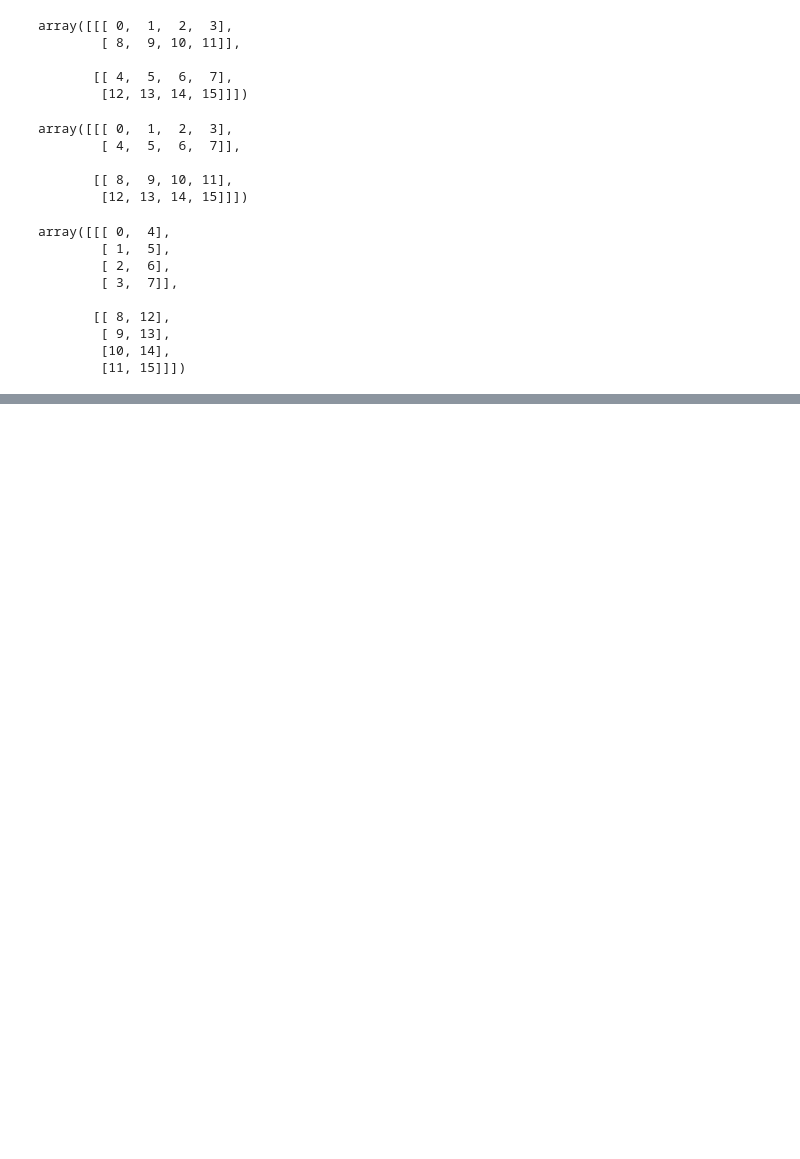
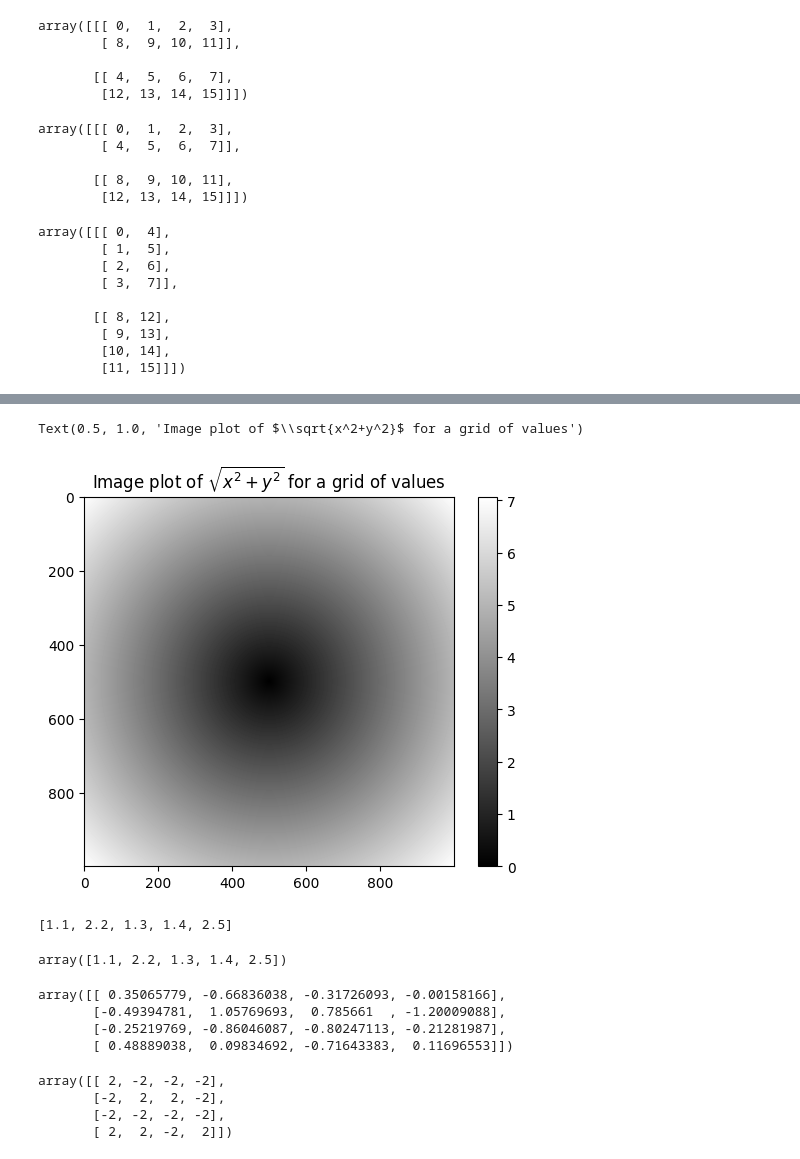
Before and after one commit to tjx621/code, a Jupyter notebook: Note/Note_numpy.ipynb, the cells around one changed output, grey strips where cells are left out. Cells and saved outputs as stored; diff of their text form; code cells hidden in the pictures; blank space fills up the shorter version.

```diff
--- a/Note/Note_numpy.ipynb
+++ b/Note/Note_numpy.ipynb
@@ -448,0 +473,5 @@ array([[[ 0,  4],
+# %%
+# 利用数组进行数据处理
+points = np.arange(-5, 5, 0.01)
+xs, ys = np.meshgrid(points, points)
+ys
@@ -448,0 +486,5 @@ array([[[ 0,  4],
+# %%
+import matplotlib.pyplot as plt
+
+z = np.sqrt(xs ** 2 + ys ** 2)
+z
@@ -448,0 +505,7 @@ array([[[ 0,  4],
+# %%
+plt.imshow(z, cmap=plt.cm.gray);
+plt.colorbar()
+plt.title("Image plot of $\sqrt{x^2+y^2}$ for a grid of values")
+# %% [output]
+Text(0.5, 1.0, 'Image plot of $\\sqrt{x^2+y^2}$ for a grid of values')
+[figure, added]
@@ -448,0 +517,26 @@ array([[[ 0,  4],
+# %%
+# 当cond中的值为True时，选取xarr中的值，否则选取yarr中的值
+result = [(x if c else y) for x,y,c in zip(xarr, yarr, cond)]
+result
+# %% [output]
+[1.1, 2.2, 1.3, 1.4, 2.5]
+# %%
+result = np.where(cond, xarr, yarr)
+result
+# %% [output]
+array([1.1, 2.2, 1.3, 1.4, 2.5])
+# %%
+arr = np.random.randn(4,4)
+arr
+# %% [output]
+array([[ 0.35065779, -0.66836038, -0.31726093, -0.00158166],
+       [-0.49394781,  1.05769693,  0.785661  , -1.20009088],
+       [-0.25219769, -0.86046087, -0.80247113, -0.21281987],
+       [ 0.48889038,  0.09834692, -0.71643383,  0.11696553]])
+# %%
+np.where(arr>0, 2, -2)
+# %% [output]
+array([[ 2, -2, -2, -2],
+       [-2,  2,  2, -2],
+       [-2, -2, -2, -2],
+       [ 2,  2, -2,  2]])
```
Also changed, not shown: parts of 75 cells of this notebook.
